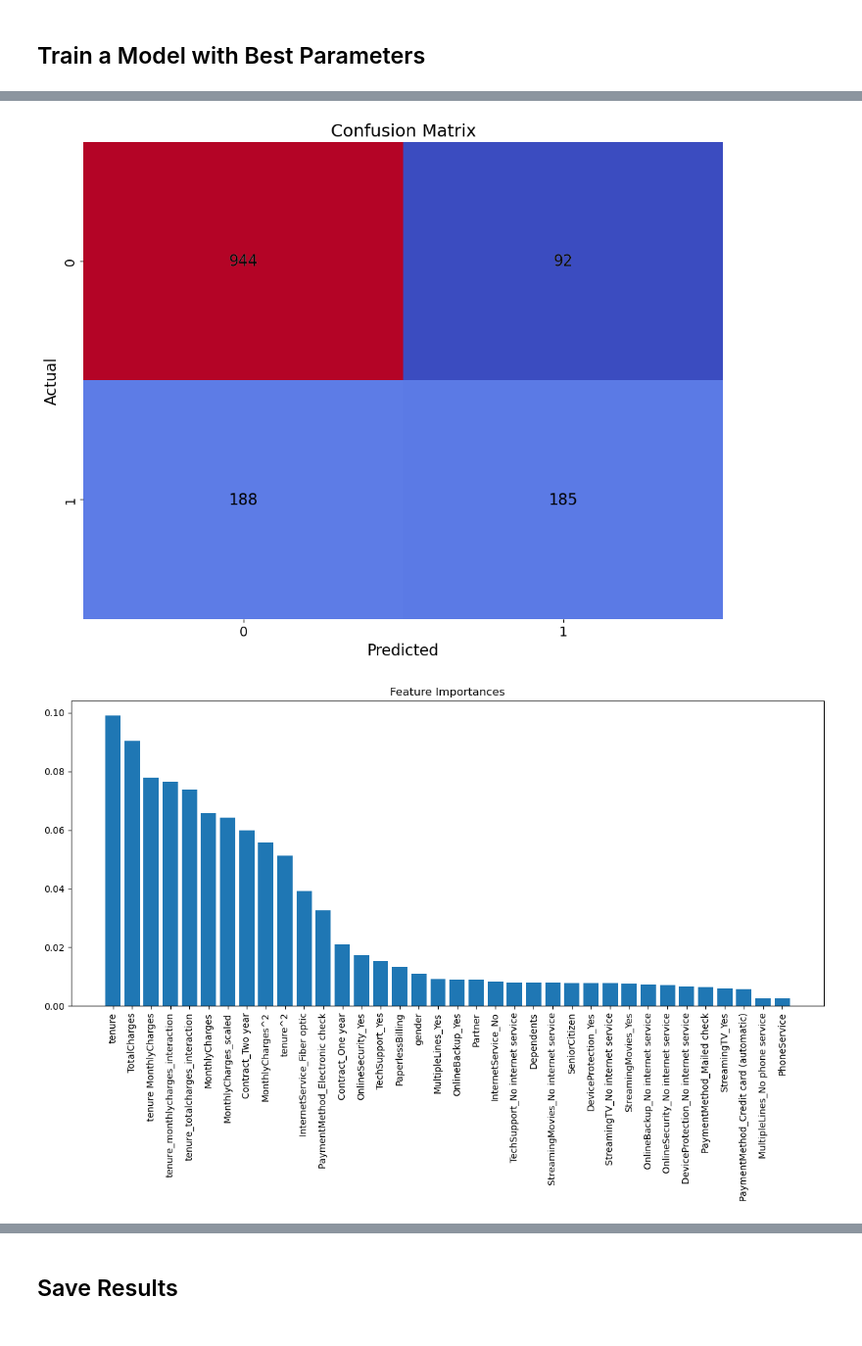
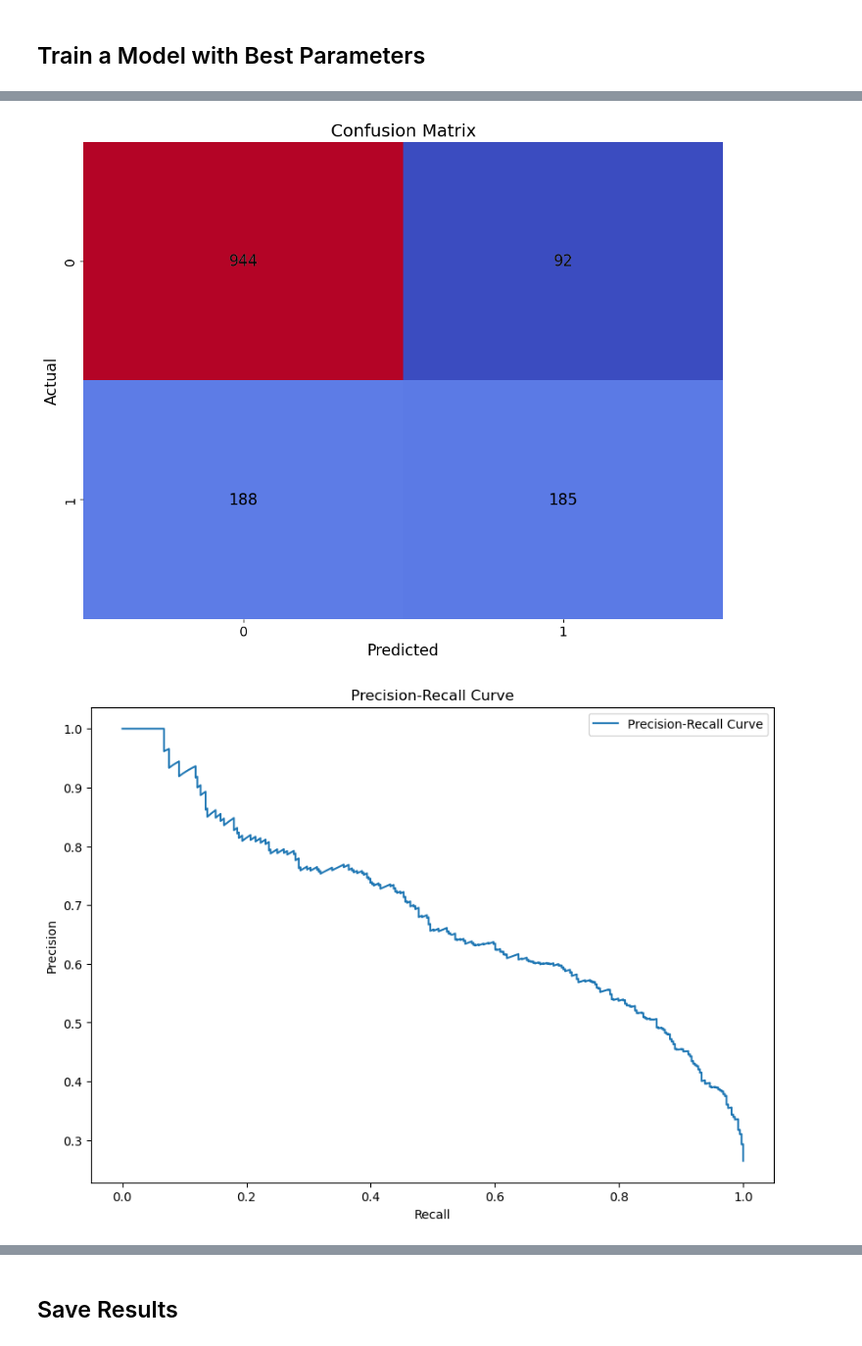
Before and after one commit to AlAssafRaha/Customer-Churn-Prediction, a Jupyter notebook: notebooks/Hyperparameter Tuning and Model Training for Customer Churn Prediction.ipynb, the cells around one changed output, grey strips where cells are left out. Shown at 98% size. Saved outputs shown, nothing was run; the diff lists cells and outputs as text; code cells hidden in the pictures.

```diff
--- a/notebooks/Hyperparameter Tuning and Model Training for Customer Churn Prediction.ipynb
+++ b/notebooks/Hyperparameter Tuning and Model Training for Customer Churn Prediction.ipynb
@@ -133,18 +133,21 @@ best_model.fit(X_train, y_train)
 # Evaluate the Model
 # Make predictions on the test set
 y_pred = best_model.predict(X_test)
+y_pred_proba = best_model.predict_proba(X_test)[:, 1]
 
 # Calculate evaluation metrics
 accuracy = accuracy_score(y_test, y_pred)
 precision = precision_score(y_test, y_pred)
 recall = recall_score(y_test, y_pred)
+f1 = f1_score(y_test, y_pred)
 conf_matrix = confusion_matrix(y_test, y_pred)
 class_report = classification_report(y_test, y_pred)
 
-# Print the evaluation metrics
+# Print evaluation metrics
 print(f'Accuracy: {accuracy:.2f}')
 print(f'Precision: {precision:.2f}')
 print(f'Recall: {recall:.2f}')
+print(f'F1-Score: {f1:.2f}')
 print('Confusion Matrix:')
 print(conf_matrix)
 print('Classification Report:')
@@ -171,31 +175,41 @@ weighted avg       0.79      0.80      0.79      1409
 # Confusion Matrix
 plt.figure(figsize=(12, 9))  # Increase the figure size
 sns.heatmap(conf_matrix, annot=True, fmt='d', cmap='coolwarm', cbar=False, annot_kws={"size": 16})  # Use a different color map
 plt.title('Confusion Matrix', fontsize=18)
 plt.xlabel('Predicted', fontsize=16)
 plt.ylabel('Actual', fontsize=16)
 
 # Add text annotations
 for i in range(conf_matrix.shape[0]):
     for j in range(conf_matrix.shape[1]):
         plt.text(j + 0.5, i + 0.5, format(conf_matrix[i, j], 'd'),
                  ha="center", va="center", color="black", fontsize=16)
 
 plt.xticks(fontsize=14)
 plt.yticks(fontsize=14)
 plt.show()
 
+# Precision-Recall Curve
+C_precision, C_recall, _ = precision_recall_curve(y_test, y_pred_proba)
+plt.figure(figsize=(10, 7))
+plt.plot(C_recall, C_precision, label='Precision-Recall Curve')
+plt.xlabel('Recall')
+plt.ylabel('Precision')
+plt.title('Precision-Recall Curve')
+plt.legend(loc='best')
+plt.show()
+
 # Feature Importances
 importances = best_model.feature_importances_
 features = X.columns
 indices = np.argsort(importances)[::-1]
 
 plt.figure(figsize=(12, 8))
 plt.title('Feature Importances')
 plt.bar(range(X.shape[1]), importances[indices], align='center')
 plt.xticks(range(X.shape[1]), [features[i] for i in indices], rotation=90)
 plt.tight_layout()
 plt.show()
 # %% [output]
 [figure]
-[figure, old version]
+[figure, new version]
```
Also changed, not shown: parts of 4 cells of this notebook.
